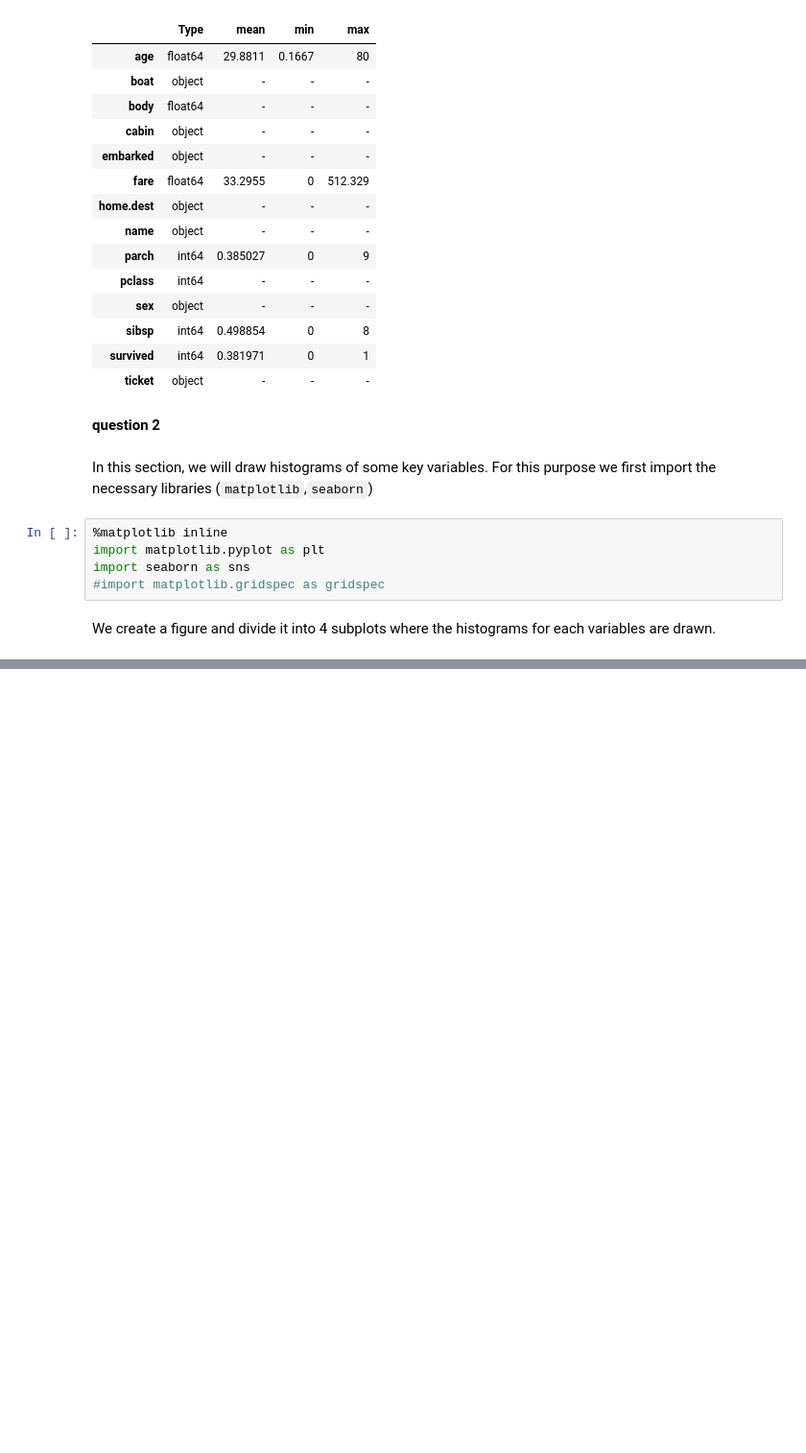
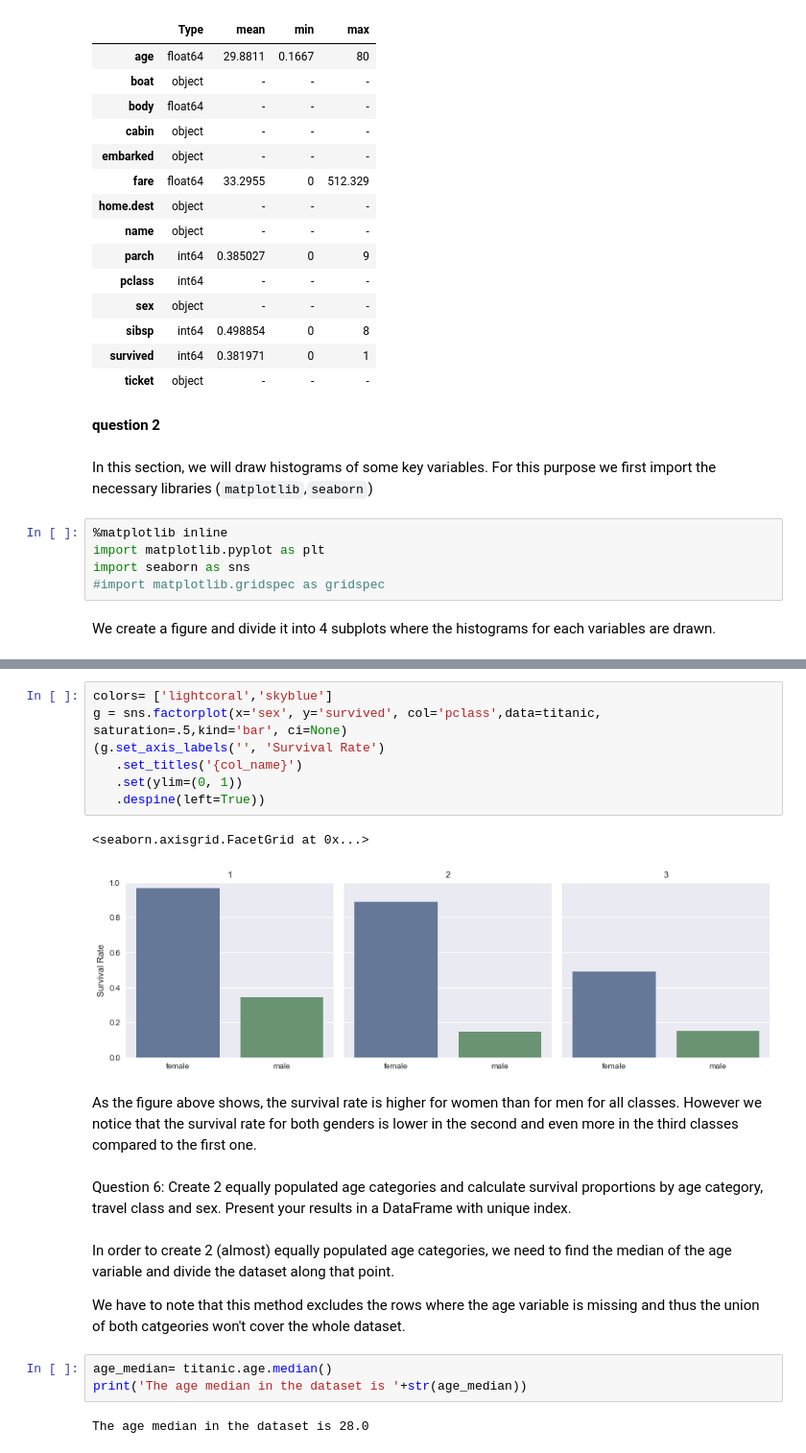
Before and after one commit to sourabhlal/ada2017, a Jupyter notebook: 01 - Pandas and Data Wrangling/Homework 1.ipynb, the cells around one changed output, grey strips where cells are left out. Shown at 96% size. Saved outputs shown, nothing was run; the diff lists cells and outputs as text; blank space fills up the shorter version.

```diff
--- a/01 - Pandas and Data Wrangling/Homework 1.ipynb
+++ b/01 - Pandas and Data Wrangling/Homework 1.ipynb
@@ -213,0 +262,24 @@ Name: survived, dtype: int64
+# %%
+colors= ['lightcoral','skyblue']
+g = sns.factorplot(x='sex', y='survived', col='pclass',data=titanic, saturation=.5,kind='bar', ci=None)
+(g.set_axis_labels('', 'Survival Rate')
+   .set_titles('{col_name}')
+   .set(ylim=(0, 1))
+   .despine(left=True))
+# %% [output]
+<seaborn.axisgrid.FacetGrid at 0x...>
+[figure, added]
+# %% [markdown]
+As the figure above shows, the survival rate is higher for women than for men for all classes.
+However we notice that the survival rate for both genders is lower in the second and even more in the third classes compared to the first one.
+# %% [markdown]
+Question 6: Create 2 equally populated age categories and calculate survival proportions by age category, travel class and sex. Present your results in a DataFrame with unique index.
+# %% [markdown]
+In order to create 2 (almost) equally populated age categories, we need to find the median of the age variable and divide the dataset along that point.
+
+We have to note that this method excludes the rows where the age variable is missing and thus the union of both catgeories won't cover the whole dataset.
+# %%
+age_median= titanic.age.median()
+print('The age median in the dataset is '+str(age_median))
+# %% [output]
+The age median in the dataset is 28.0
```
Also changed, not shown: parts of 24 cells of this notebook.
